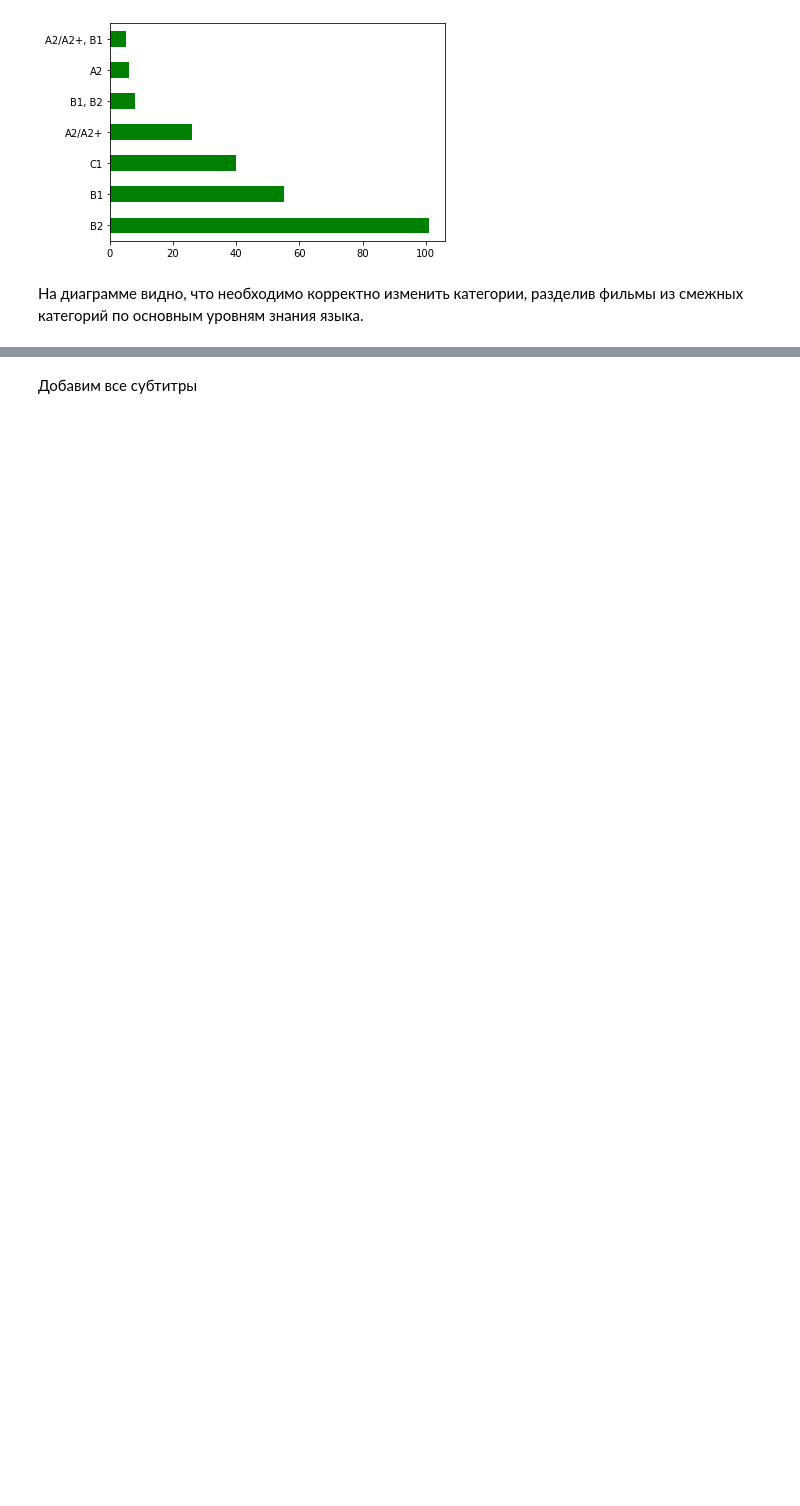
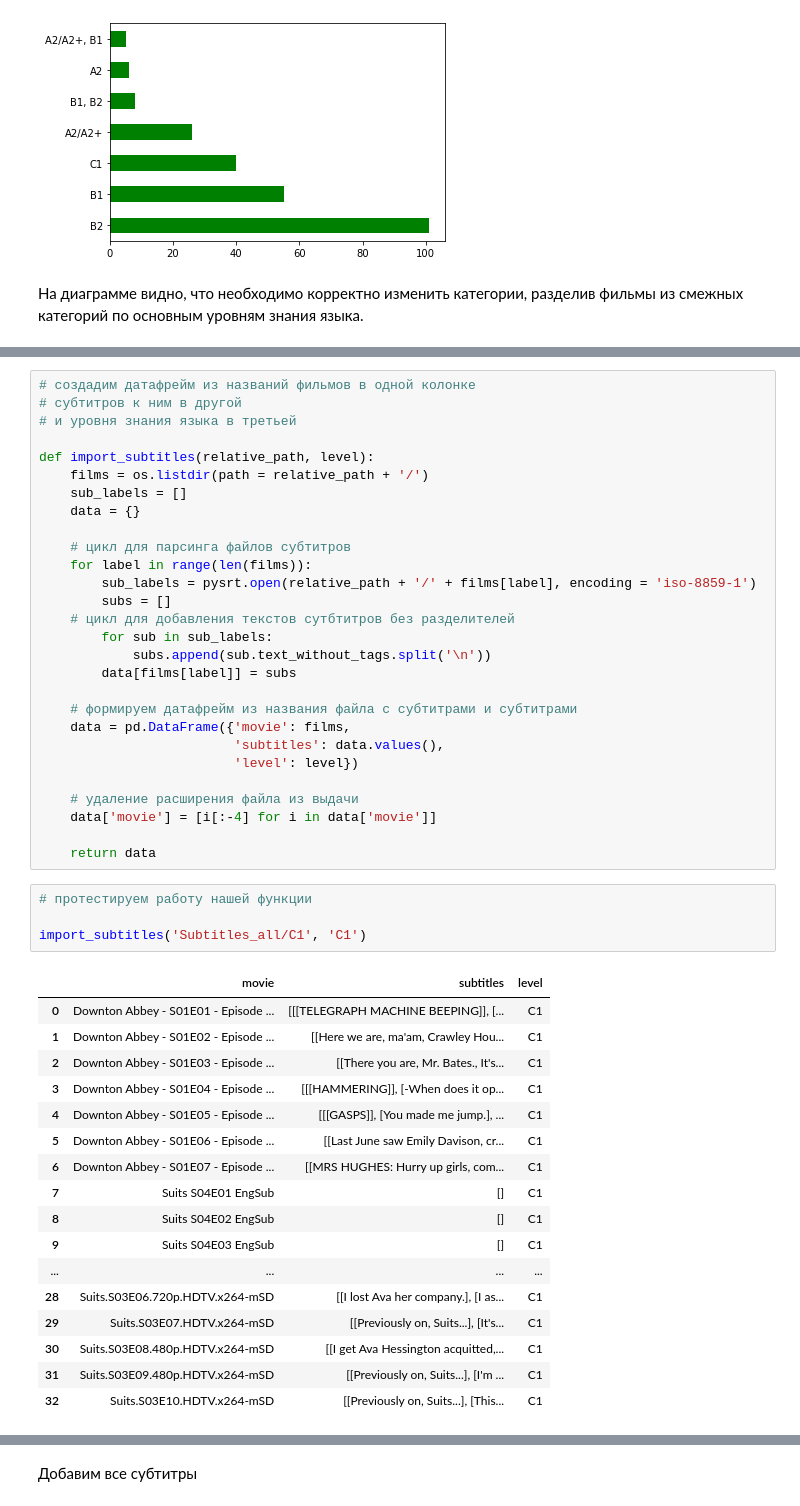
Before and after one commit to Vasart-ds/CEFR_predicting, a Jupyter notebook: english_subs_ml.ipynb, the cells around one changed output, grey strips where cells are left out. Drawn from its saved outputs; the diff is of its cells as text; blank space fills up the shorter version.

```diff
--- a/english_subs_ml.ipynb
+++ b/english_subs_ml.ipynb
@@ -89,0 +194,50 @@ df[df['Movie'].duplicated()]
+# %%
+# создадим датафрейм из названий фильмов в одной колонке
+# субтитров к ним в другой
+# и уровня знания языка в третьей
+
+def import_subtitles(relative_path, level):
+    films = os.listdir(path = relative_path + '/')
+    sub_labels = []
+    data = {}
+
+    # цикл для парсинга файлов субтитров
+    for label in range(len(films)):
+        sub_labels = pysrt.open(relative_path + '/' + films[label], encoding = 'iso-8859-1')
+        subs = []
+    # цикл для добавления текстов сутбтитров без разделителей
+        for sub in sub_labels:
+            subs.append(sub.text_without_tags.split('\n'))
+        data[films[label]] = subs
+
+    # формируем датафрейм из названия файла с субтитрами и субтитрами
+    data = pd.DataFrame({'movie': films,
+                         'subtitles': data.values(),
+                         'level': level})
+
+    # удаление расширения файла из выдачи
+    data['movie'] = [i[:-4] for i in data['movie']]
+
+    return data
+# %%
+# протестируем работу нашей функции
+
+import_subtitles('Subtitles_all/C1', 'C1')
+# %% [output]
+|  | movie | subtitles | level |
+| 0 | Downton Abbey - S01E01 - Episode ... | [[[TELEGRAPH MACHINE BEEPING]], [... | C1 |
+| 1 | Downton Abbey - S01E02 - Episode ... | [[Here we are, ma'am, Crawley Hou... | C1 |
+| 2 | Downton Abbey - S01E03 - Episode ... | [[There you are, Mr. Bates., It's... | C1 |
+| 3 | Downton Abbey - S01E04 - Episode ... | [[[HAMMERING]], [-When does it op... | C1 |
+| 4 | Downton Abbey - S01E05 - Episode ... | [[[GASPS]], [You made me jump.], ... | C1 |
+| 5 | Downton Abbey - S01E06 - Episode ... | [[Last June saw Emily Davison, cr... | C1 |
+| 6 | Downton Abbey - S01E07 - Episode ... | [[MRS HUGHES: Hurry up girls, com... | C1 |
+| 7 | Suits S04E01 EngSub | [] | C1 |
+| 8 | Suits S04E02 EngSub | [] | C1 |
+| 9 | Suits S04E03 EngSub | [] | C1 |
+| ... | ... | ... | ... |
+| 28 | Suits.S03E06.720p.HDTV.x264-mSD | [[I lost Ava her company.], [I as... | C1 |
+| 29 | Suits.S03E07.HDTV.x264-mSD | [[Previously on, Suits...], [It's... | C1 |
+| 30 | Suits.S03E08.480p.HDTV.x264-mSD | [[I get Ava Hessington acquitted,... | C1 |
+| 31 | Suits.S03E09.480p.HDTV.x264-mSD | [[Previously on, Suits...], [I'm ... | C1 |
+| 32 | Suits.S03E10.HDTV.x264-mSD | [[Previously on, Suits...], [This... | C1 |
```
Also changed, not shown: parts of 45 cells of this notebook, 2 other files.
